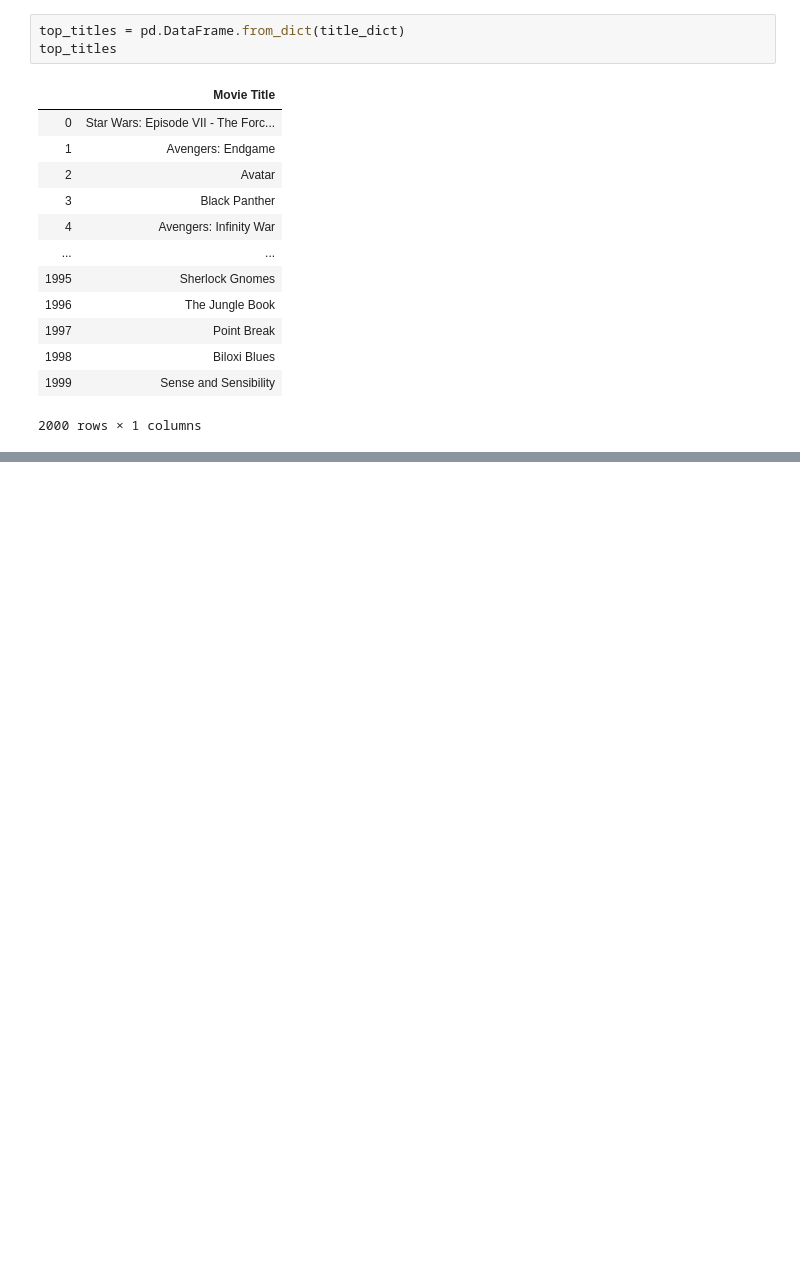
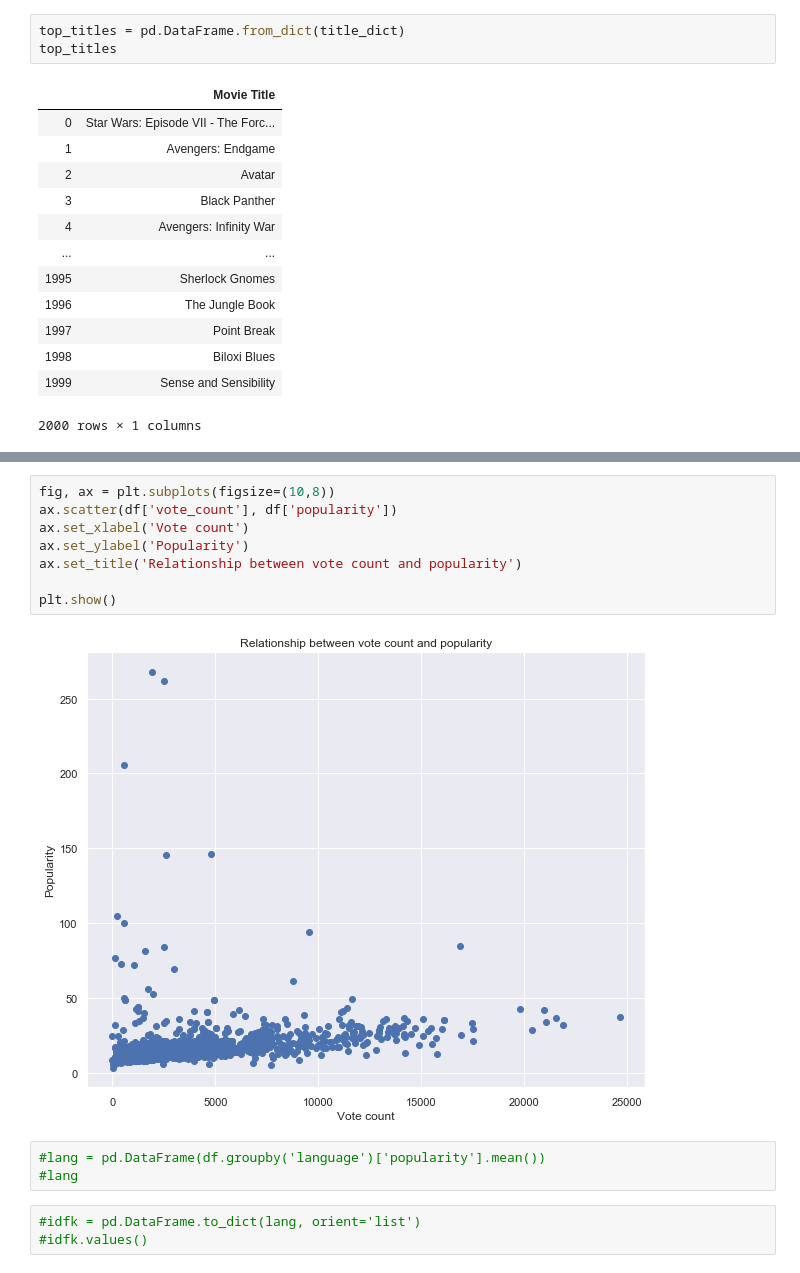
Before and after one commit to samraykhman/mod1mediaproject, a Jupyter notebook: Collection of Revenues.ipynb, the cells around one changed output, grey strips where cells are left out. Drawn from its saved outputs; the diff is of its cells as text; blank space fills up the shorter version.

```diff
--- a/Collection of Revenues.ipynb
+++ b/Collection of Revenues.ipynb
@@ -169,0 +272,16 @@ r_open_wknd = dict(zip(list_of_rmovies, list_of_rrevenue))
+# %%
+fig, ax = plt.subplots(figsize=(10,8))
+ax.scatter(df['vote_count'], df['popularity'])
+ax.set_xlabel('Vote count')
+ax.set_ylabel('Popularity')
+ax.set_title('Relationship between vote count and popularity')
+
+plt.show()
+# %% [output]
+[figure, added]
+# %%
+#lang = pd.DataFrame(df.groupby('language')['popularity'].mean())
+#lang
+# %%
+#idfk = pd.DataFrame.to_dict(lang, orient='list')
+#idfk.values()
```
Also changed, not shown: parts of 30 cells of this notebook.
